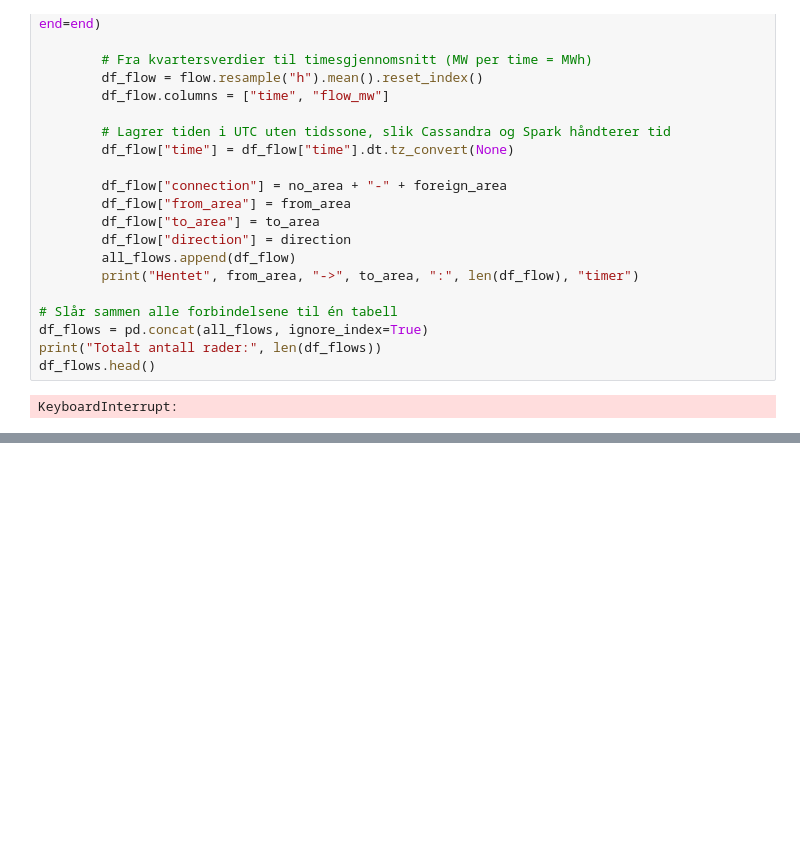
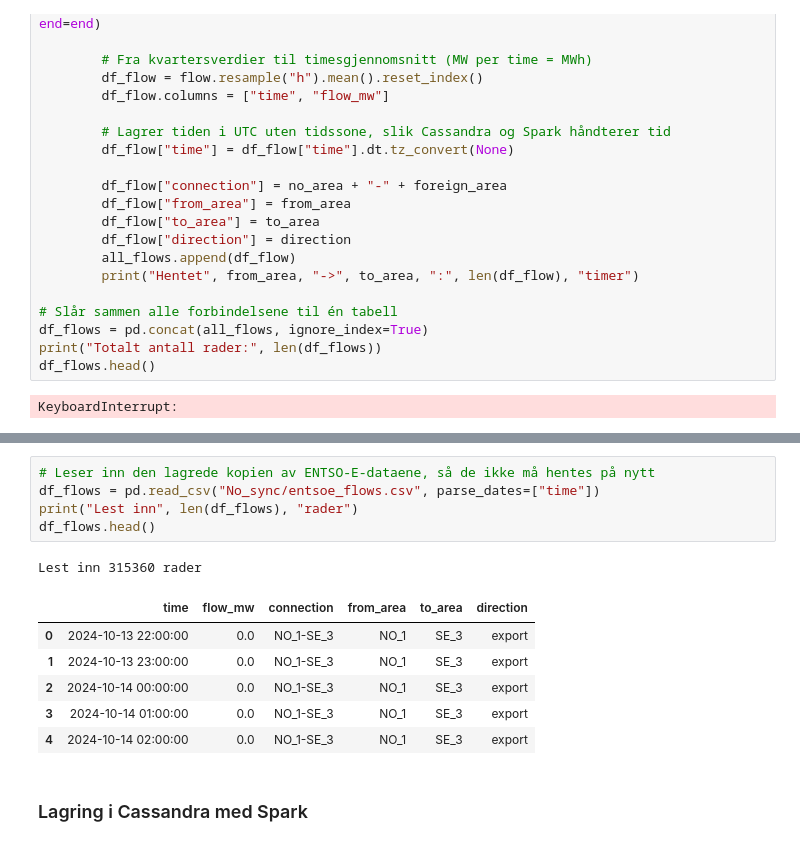
Before and after one commit to Kaja321/ind320-dashboard-kaja321, a Jupyter notebook: analyse_part2.ipynb, the cells around one changed output, grey strips where cells are left out. Saved outputs shown, nothing was run; the diff lists cells and outputs as text; blank space fills up the shorter version.

Commit message:
Store ENTSO-E data in Cassandra with Spark

```diff
--- a/analyse_part2.ipynb
+++ b/analyse_part2.ipynb
@@ -511,0 +528,15 @@ Lagret 315360 rader
+# %%
+# Leser inn den lagrede kopien av ENTSO-E-dataene, så de ikke må hentes på nytt
+df_flows = pd.read_csv("No_sync/entsoe_flows.csv", parse_dates=["time"])
+print("Lest inn", len(df_flows), "rader")
+df_flows.head()
+# %% [output]
+Lest inn 315360 rader
+|  | time | flow_mw | connection | from_area | to_area | direction |
+| 0 | 2024-10-13 22:00:00 | 0.0 | NO_1-SE_3 | NO_1 | SE_3 | export |
+| 1 | 2024-10-13 23:00:00 | 0.0 | NO_1-SE_3 | NO_1 | SE_3 | export |
+| 2 | 2024-10-14 00:00:00 | 0.0 | NO_1-SE_3 | NO_1 | SE_3 | export |
+| 3 | 2024-10-14 01:00:00 | 0.0 | NO_1-SE_3 | NO_1 | SE_3 | export |
+| 4 | 2024-10-14 02:00:00 | 0.0 | NO_1-SE_3 | NO_1 | SE_3 | export |
+# %% [markdown]
+### Lagring i Cassandra med Spark
```
Also changed, not shown: parts of 7 cells of this notebook.
